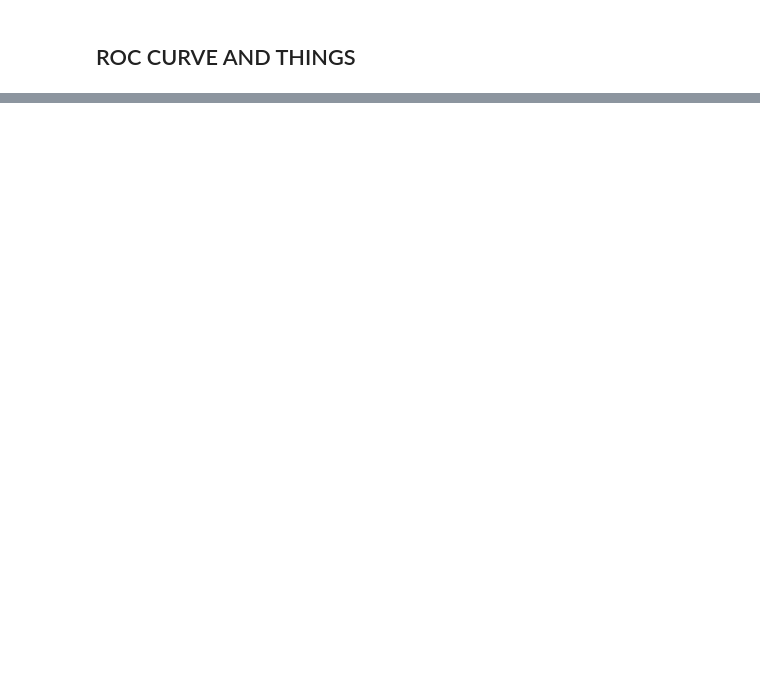
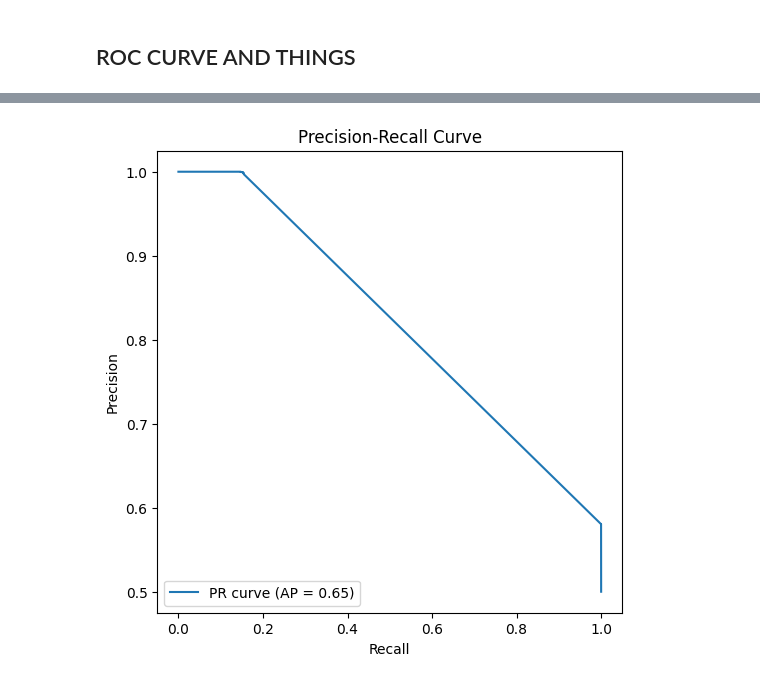
Before and after one commit to naheelkk/Factify, a Jupyter notebook: notebooks/models/merged/02_1_tfidf_svm.ipynb, the cells around one changed output, grey strips where cells are left out. Saved outputs shown, nothing was run; the diff lists cells and outputs as text; code cells hidden in the pictures; blank space fills up the shorter version.

Commit message:
model: evaluation done for 2 baseline(merged)

```diff
--- a/notebooks/models/merged/02_1_tfidf_svm.ipynb
+++ b/notebooks/models/merged/02_1_tfidf_svm.ipynb
@@ -146,2 +117,26 @@ weighted avg     0.7690    0.5772    0.4855     34046
 # %% [markdown]
 ## ROC CURVE AND THINGS
+# %%
+from sklearn.preprocessing import LabelEncoder
+
+le = LabelEncoder()
+y_train_enc = le.fit_transform(y_train)   # "REAL" -> 1, "FAKE" -> 0
+y_test_enc  = le.transform(y_test)
+# %%
+from sklearn.metrics import roc_curve, roc_auc_score
+import matplotlib.pyplot as plt
+
+# Use decision_function (for SVM) or predict_proba (for LR, NB, etc.)
+y_prob = svm_clf.decision_function(X_test_vec)
+
+fpr, tpr, _ = roc_curve(y_test_enc, y_prob)
+roc_auc = roc_auc_score(y_test_enc, y_prob)
+
+plt.figure(figsize=(6,6))
+plt.plot(fpr, tpr, label=f"ROC Curve (AUC = {roc_auc:.2f})")
+plt.plot([0,1], [0,1], 'k--')  # baseline
+plt.xlabel("False Positive Rate")
+plt.ylabel("True Positive Rate")
+plt.title("ROC Curve")
+plt.legend(loc="lower right")
+plt.show()
@@ -147,0 +145,15 @@ weighted avg     0.7690    0.5772    0.4855     34046
+# %%
+from sklearn.metrics import precision_recall_curve, average_precision_score
+
+precision, recall, thresholds = precision_recall_curve(y_test_enc, y_prob)
+ap_score = average_precision_score(y_test_enc, y_prob)
+
+plt.figure(figsize=(6, 6))
+plt.plot(recall, precision, label=f"PR curve (AP = {ap_score:.2f})")
+plt.xlabel("Recall")
+plt.ylabel("Precision")
+plt.title("Precision-Recall Curve")
+plt.legend(loc="lower left")
+plt.show()
+# %% [output]
+[figure, added]
```
Also changed, not shown: parts of 7 cells of this notebook, 1 other file.
